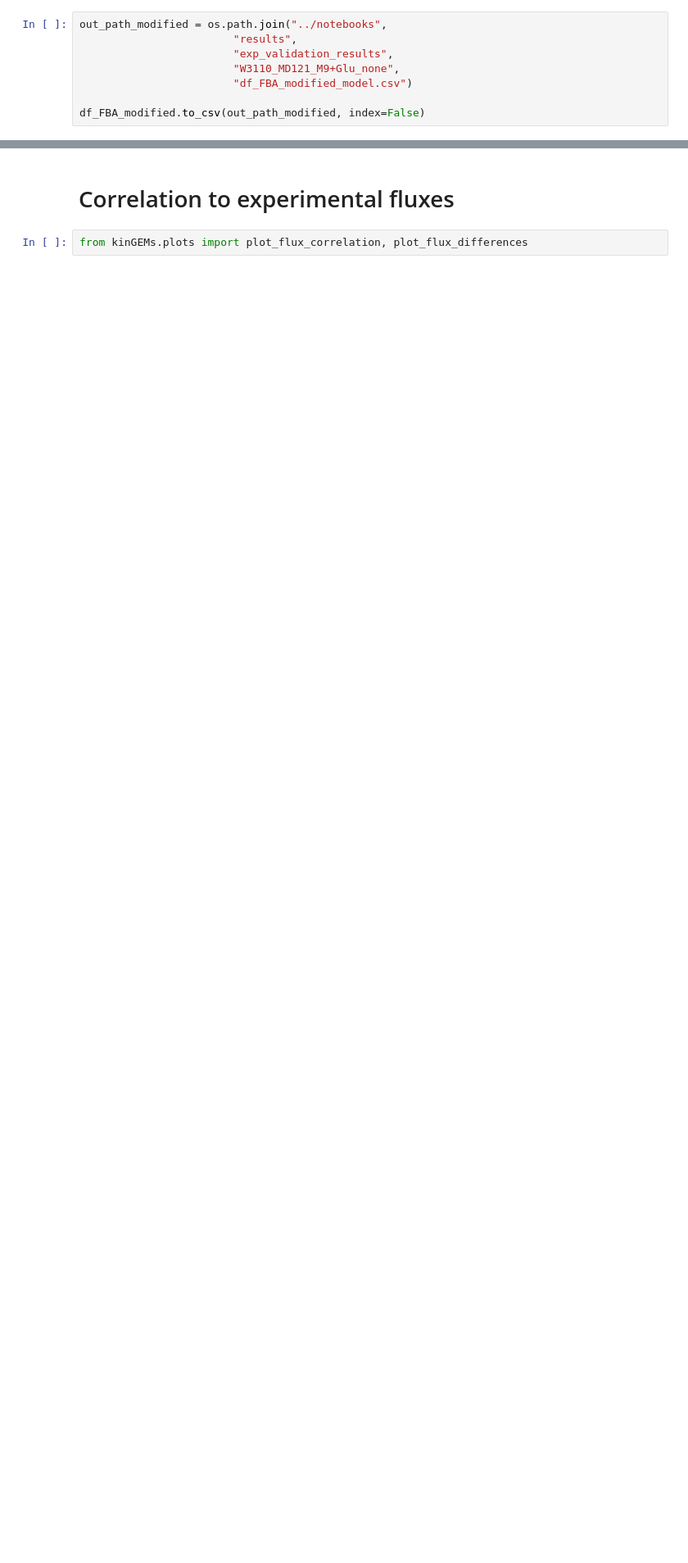
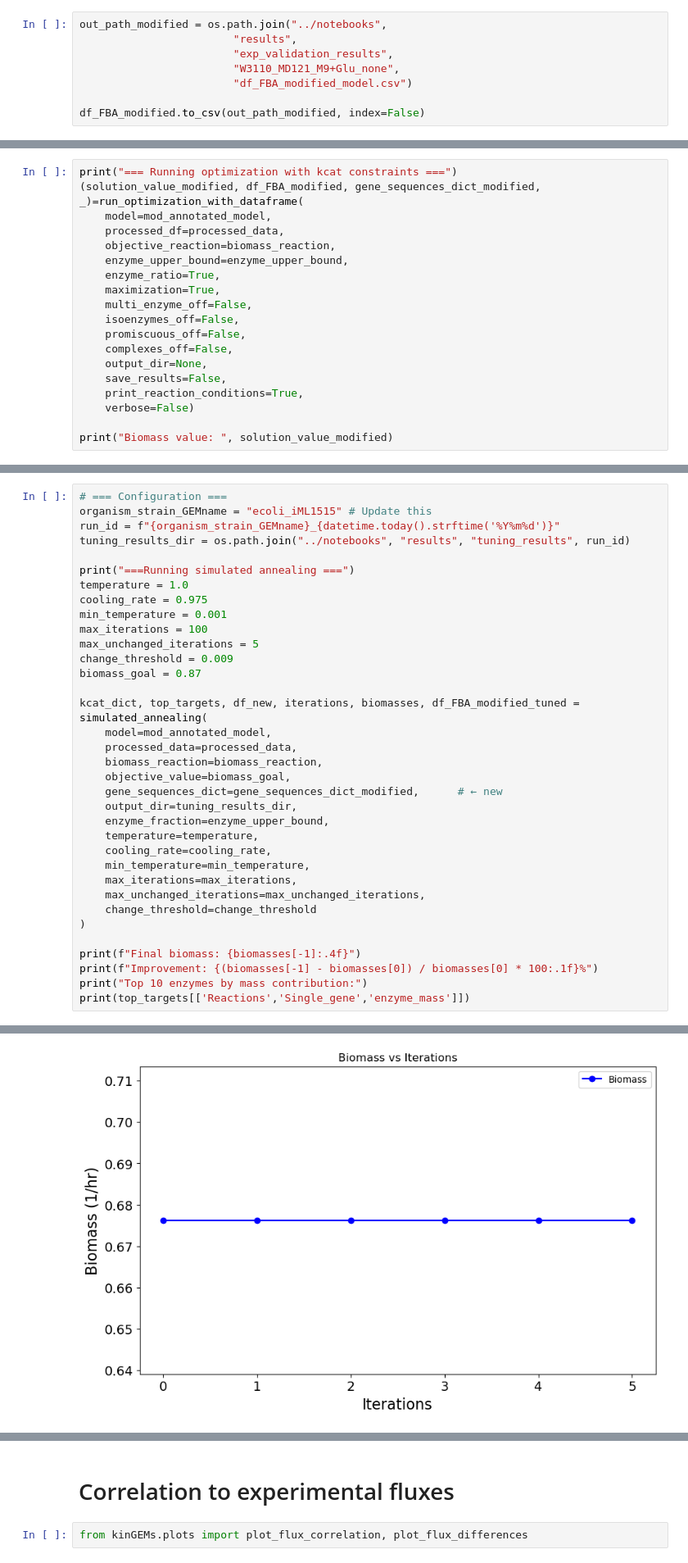
Before and after one commit to ranaabarghout/kinGEMs, a Jupyter notebook: notebooks/validate_fluxomics_iML1515.ipynb, the cells around one changed output, grey strips where cells are left out. Shown at 82% size. Cells and saved outputs as stored; diff of their text form; blank space fills up the shorter version.

```diff
--- a/notebooks/validate_fluxomics_iML1515.ipynb
+++ b/notebooks/validate_fluxomics_iML1515.ipynb
@@ -167,0 +336,19 @@ df_FBA_modified.to_csv(out_path_modified, index=False)
+# %%
+print("=== Running optimization with kcat constraints ===")
+(solution_value_modified, df_FBA_modified, gene_sequences_dict_modified, _)=run_optimization_with_dataframe(
+    model=mod_annotated_model,
+    processed_df=processed_data,
+    objective_reaction=biomass_reaction,
+    enzyme_upper_bound=enzyme_upper_bound,
+    enzyme_ratio=True,
+    maximization=True,
+    multi_enzyme_off=False,
+    isoenzymes_off=False,
+    promiscuous_off=False,
+    complexes_off=False,
+    output_dir=None,
+    save_results=False,
+    print_reaction_conditions=True,
+    verbose=False)
+
+print("Biomass value: ", solution_value_modified)
@@ -167,0 +394,36 @@ df_FBA_modified.to_csv(out_path_modified, index=False)
+# %%
+# === Configuration ===
+organism_strain_GEMname = "ecoli_iML1515" # Update this
+run_id = f"{organism_strain_GEMname}_{datetime.today().strftime('%Y%m%d')}"
+tuning_results_dir = os.path.join("../notebooks", "results", "tuning_results", run_id)
+
+print("===Running simulated annealing ===")
+temperature = 1.0
+cooling_rate = 0.975
+min_temperature = 0.001
+max_iterations = 100
+max_unchanged_iterations = 5
+change_threshold = 0.009
+biomass_goal = 0.87
+
+kcat_dict, top_targets, df_new, iterations, biomasses, df_FBA_modified_tuned = simulated_annealing(
+    model=mod_annotated_model,
+    processed_data=processed_data,
+    biomass_reaction=biomass_reaction,
+    objective_value=biomass_goal,
+    gene_sequences_dict=gene_sequences_dict_modified,      # ← new
+    output_dir=tuning_results_dir,
+    enzyme_fraction=enzyme_upper_bound,
+    temperature=temperature,
+    cooling_rate=cooling_rate,
+    min_temperature=min_temperature,
+    max_iterations=max_iterations,
+    max_unchanged_iterations=max_unchanged_iterations,
+    change_threshold=change_threshold
+)
+
+print(f"Final biomass: {biomasses[-1]:.4f}")
+print(f"Improvement: {(biomasses[-1] - biomasses[0]) / biomasses[0] * 100:.1f}%")
+print("Top 10 enzymes by mass contribution:")
+print(top_targets[['Reactions','Single_gene','enzyme_mass']])
+# %% [output]
@@ -167,0 +447 @@ df_FBA_modified.to_csv(out_path_modified, index=False)
+[figure, added]
```
Also changed, not shown: parts of 30 cells of this notebook.
